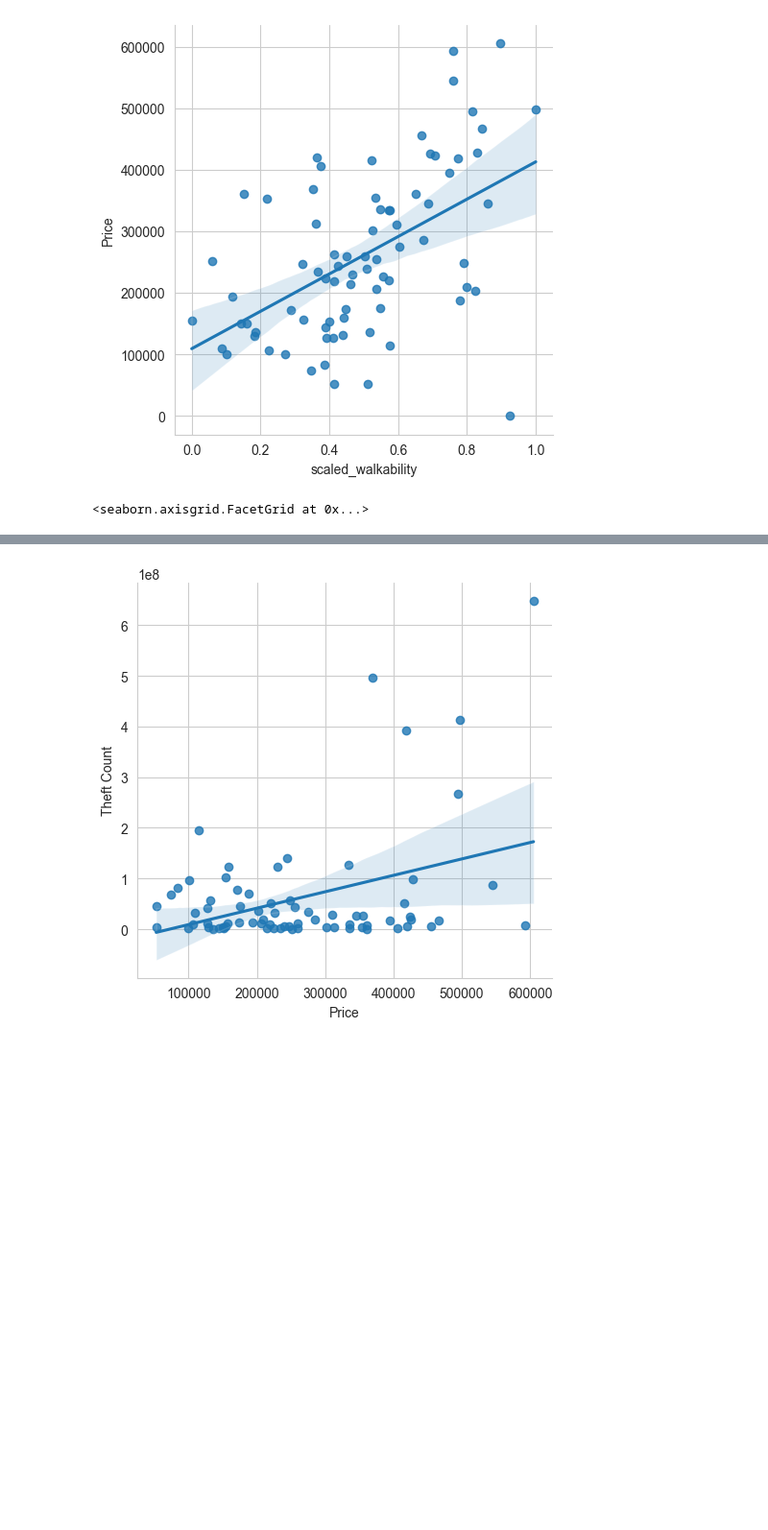
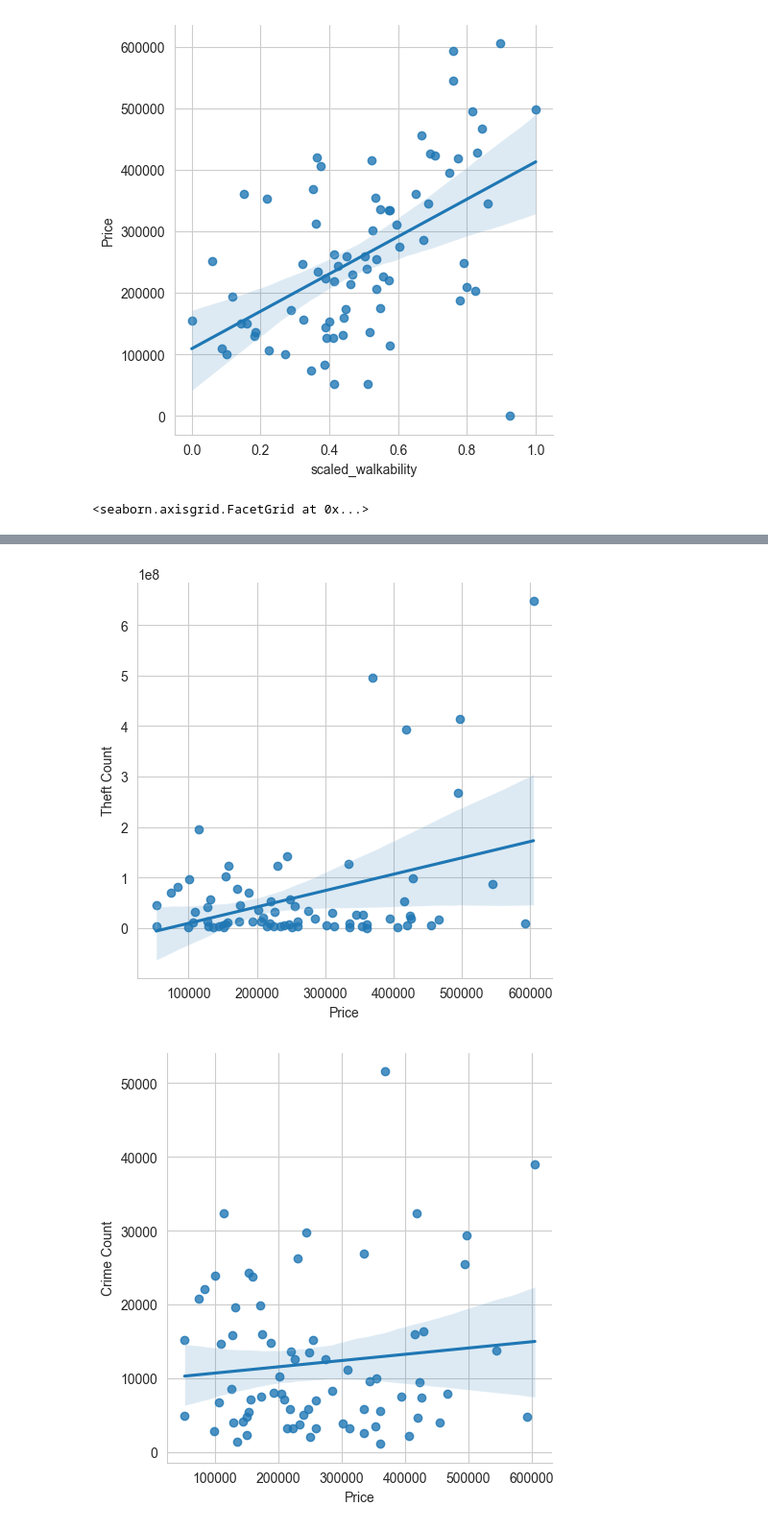
Before and after one commit to kfukutom/urban-informatics, a Jupyter notebook: src/eda_cont.ipynb, the cells around one changed output, grey strips where cells are left out. Shown at 96% size. Drawn from its saved outputs; the diff is of its cells as text; code cells hidden in the pictures; blank space fills up the shorter version.

Commit message:
chicago processed csv

```diff
--- a/src/eda_cont.ipynb
+++ b/src/eda_cont.ipynb
@@ -438,9 +440,11 @@ sb.lmplot(data=chicago, x="scaled_walkability", y="Price")
 # %%
 sb.lmplot(data=chicago, x="scaled_walkability", y="Theft Count")
 sb.lmplot(data=chicago, x="scaled_walkability", y="Price")
 sb.lmplot(data=chicago, x="Price", y="Theft Count")
+sb.lmplot(data=chicago, x="Price", y="Crime Count")
 # %% [output]
 <seaborn.axisgrid.FacetGrid at 0x...>
 [figure]
 [figure]
 [figure]
+[figure, added]
```
Also changed, not shown: parts of 1 cell of this notebook, 2 other files.
